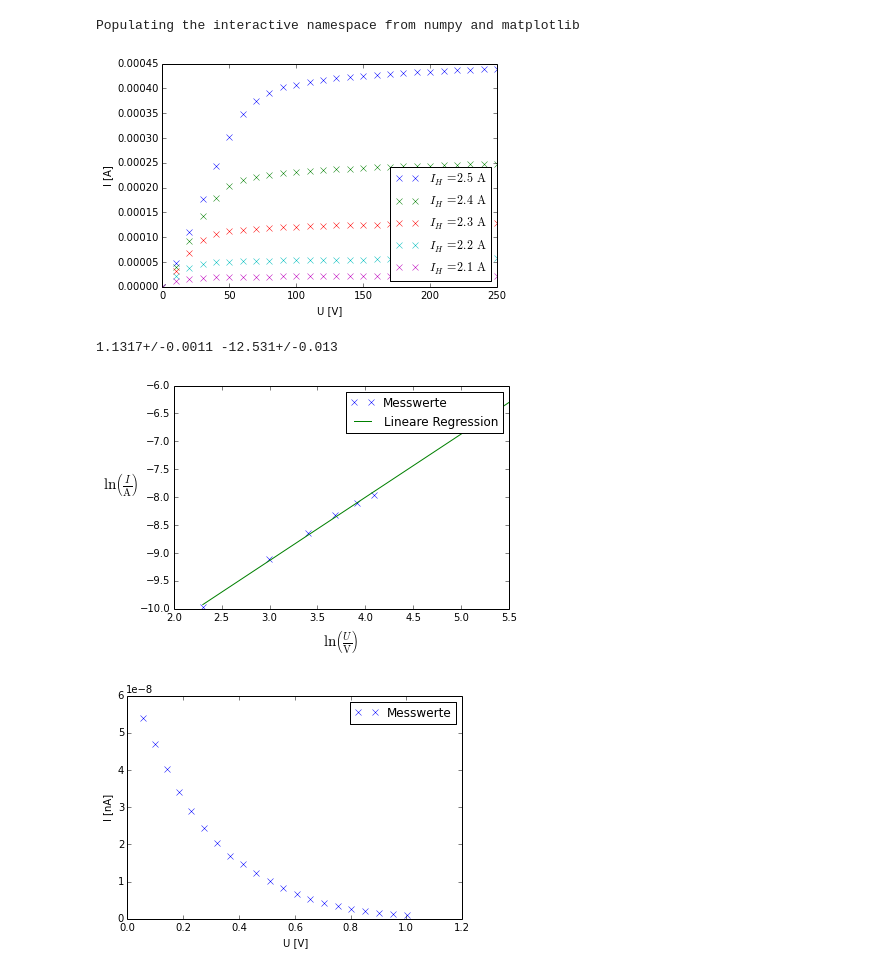
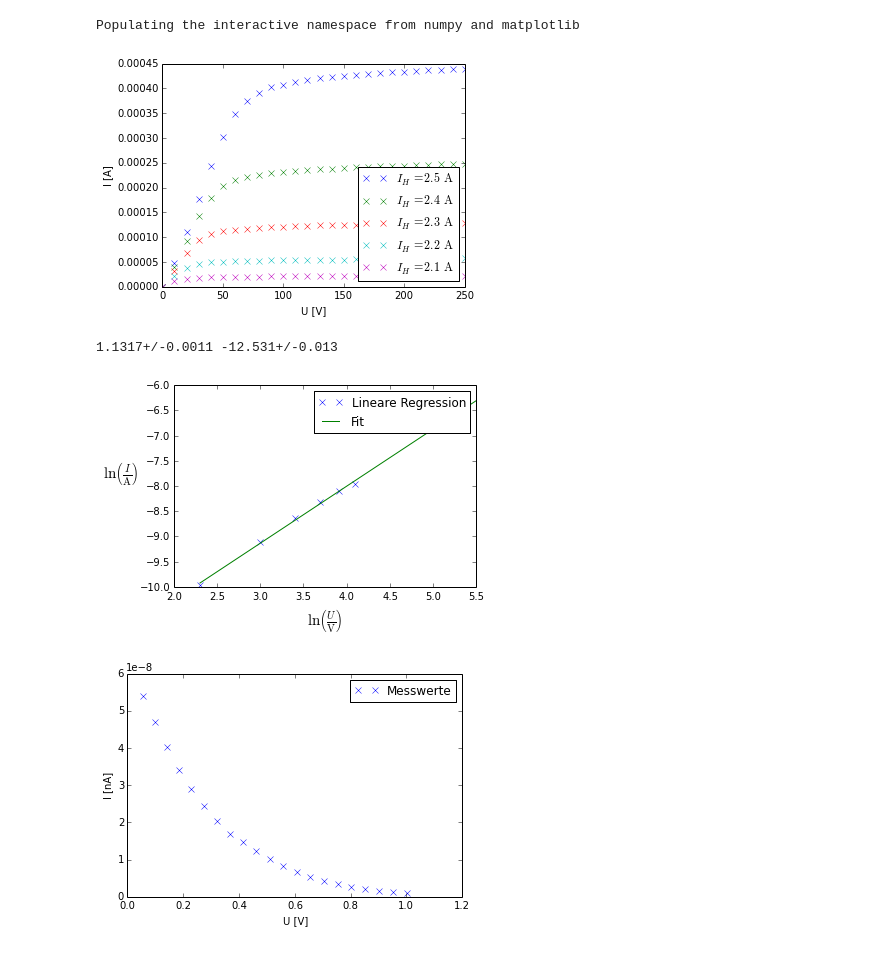
Before and after one commit to mbieker/V504, a Jupyter notebook: Auswertung V504.ipynb, the cells around one changed output. Cells and saved outputs as stored; diff of their text form; code cells hidden in the pictures.

```diff
--- a/Auswertung V504.ipynb
+++ b/Auswertung V504.ipynb
@@ -32,12 +32,13 @@ I_c = I_c*1e-9 #from NanoAmpere
 # %%
 for i in range(5):
     plot(U,I[i],'x',label =r"$I_H = "+str(I_h[i])+r"\rm{\,A}$")
 legend(loc=4)
 ylabel("I [A]")
 xlabel("U [V]")
+gcf().subplots_adjust(left=0.2)
 savefig("plot_a.png")
 # %% [output]
-[figure, old version]
+[figure, new version]
 # %%
 
 
@@ -56,16 +57,18 @@ print m_b, b_b
 # %%
 x = linspace(log(U_b[0]),log(U[-1])) #
 y = m_b.n*x+b_b.n                        # Daten für die Ausgleichsgerade
-plot(log(U_b),log(I_b),'x', label="Messwerte")
-plot(x,y, label="Lineare Regression")
+plot(log(U_b),log(I_b),'x', label="Lineare Regression")
+plot(x,y, label="Fit")
 ylabel(r"$\ln\left(\frac{I}{\rm A}\right)$", size = 15, rotation=0)
 xlabel(r"$\ln\left(\frac{U}{\rm V}\right)$",size=15)
 xlim(2,5.5)
 gca().yaxis.labelpad=20
 legend()
+gcf().subplots_adjust(left=0.2)
+gcf().subplots_adjust(bottom=0.2)
 savefig("plot_b.png")
 # %% [output]
-[figure, old version]
+[figure, new version]
 # %%
 #Spannung um Innenwiderstand korrigeren
 R_i = 1e6 # 1MOhm
```
Also changed, not shown: parts of 5 cells of this notebook, 4 other files.
